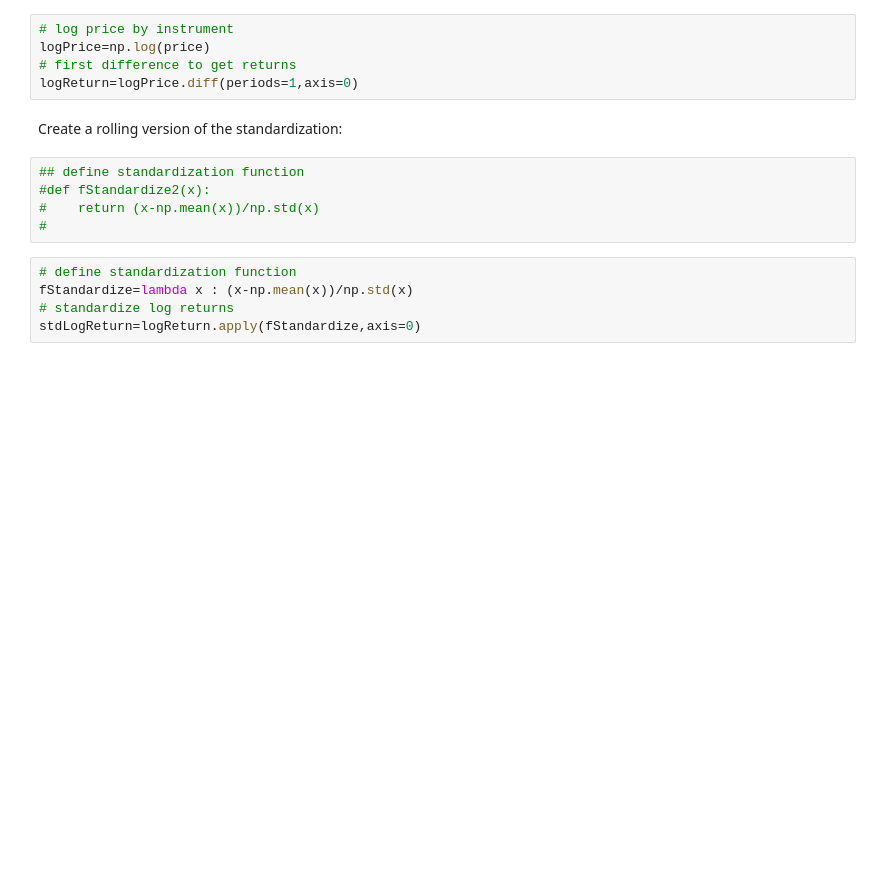
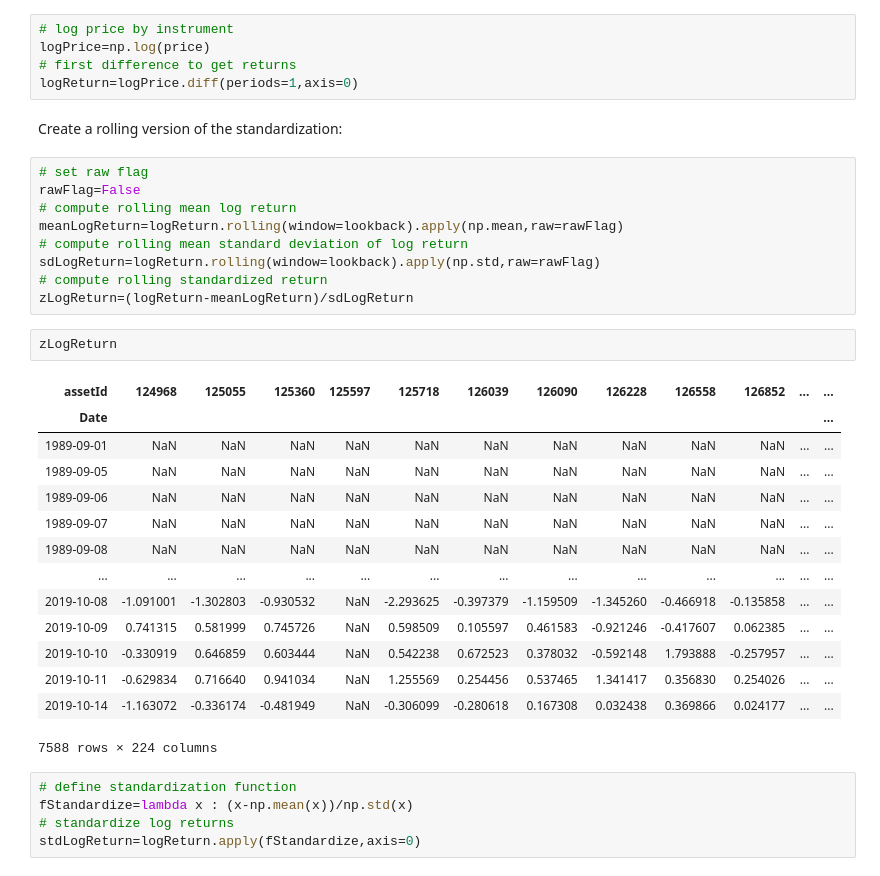
Before and after one commit to dnokes/DATA_698, a Jupyter notebook: notebooks/prototyping/DATA_698_Test_MSTs_Docker_Test.ipynb, the cells around one changed output. Saved outputs shown, nothing was run; the diff lists cells and outputs as text; blank space fills up the shorter version.

```diff
--- a/notebooks/prototyping/DATA_698_Test_MSTs_Docker_Test.ipynb
+++ b/notebooks/prototyping/DATA_698_Test_MSTs_Docker_Test.ipynb
@@ -102,11 +102,32 @@ logPrice=np.log(price)
 logReturn=logPrice.diff(periods=1,axis=0)
 # %% [markdown]
 Create a rolling version of the standardization:
-# %%
-## define standardization function
-#def fStandardize2(x):
-#    return (x-np.mean(x))/np.std(x)
-#
+# %%
+# set raw flag
+rawFlag=False
+# compute rolling mean log return
+meanLogReturn=logReturn.rolling(window=lookback).apply(np.mean,raw=rawFlag)
+# compute rolling mean standard deviation of log return
+sdLogReturn=logReturn.rolling(window=lookback).apply(np.std,raw=rawFlag)
+# compute rolling standardized return
+zLogReturn=(logReturn-meanLogReturn)/sdLogReturn
+# %%
+zLogReturn
+# %% [output]
+| assetId | 124968 | 125055 | 125360 | 125597 | 125718 | 126039 | 126090 | 126228 | 126558 | 126852 | ... | ... |
+| Date |  |  |  |  |  |  |  |  |  |  |  | ... |
+| 1989-09-01 | NaN | NaN | NaN | NaN | NaN | NaN | NaN | NaN | NaN | NaN | ... | ... |
+| 1989-09-05 | NaN | NaN | NaN | NaN | NaN | NaN | NaN | NaN | NaN | NaN | ... | ... |
+| 1989-09-06 | NaN | NaN | NaN | NaN | NaN | NaN | NaN | NaN | NaN | NaN | ... | ... |
+| 1989-09-07 | NaN | NaN | NaN | NaN | NaN | NaN | NaN | NaN | NaN | NaN | ... | ... |
+| 1989-09-08 | NaN | NaN | NaN | NaN | NaN | NaN | NaN | NaN | NaN | NaN | ... | ... |
+| ... | ... | ... | ... | ... | ... | ... | ... | ... | ... | ... | ... | ... |
+| 2019-10-08 | -1.091001 | -1.302803 | -0.930532 | NaN | -2.293625 | -0.397379 | -1.159509 | -1.345260 | -0.466918 | -0.135858 | ... | ... |
+| 2019-10-09 | 0.741315 | 0.581999 | 0.745726 | NaN | 0.598509 | 0.105597 | 0.461583 | -0.921246 | -0.417607 | 0.062385 | ... | ... |
+| 2019-10-10 | -0.330919 | 0.646859 | 0.603444 | NaN | 0.542238 | 0.672523 | 0.378032 | -0.592148 | 1.793888 | -0.257957 | ... | ... |
+| 2019-10-11 | -0.629834 | 0.716640 | 0.941034 | NaN | 1.255569 | 0.254456 | 0.537465 | 1.341417 | 0.356830 | 0.254026 | ... | ... |
+| 2019-10-14 | -1.163072 | -0.336174 | -0.481949 | NaN | -0.306099 | -0.280618 | 0.167308 | 0.032438 | 0.369866 | 0.024177 | ... | ... |
+7588 rows × 224 columns
 # %%
 # define standardization function
 fStandardize=lambda x : (x-np.mean(x))/np.std(x)
```
Also changed, not shown: parts of 19 cells of this notebook.
